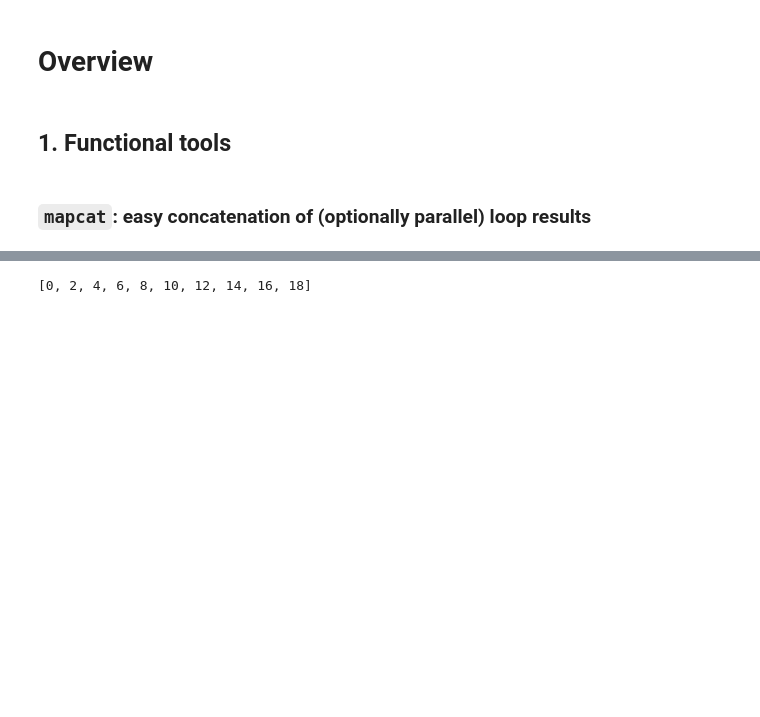
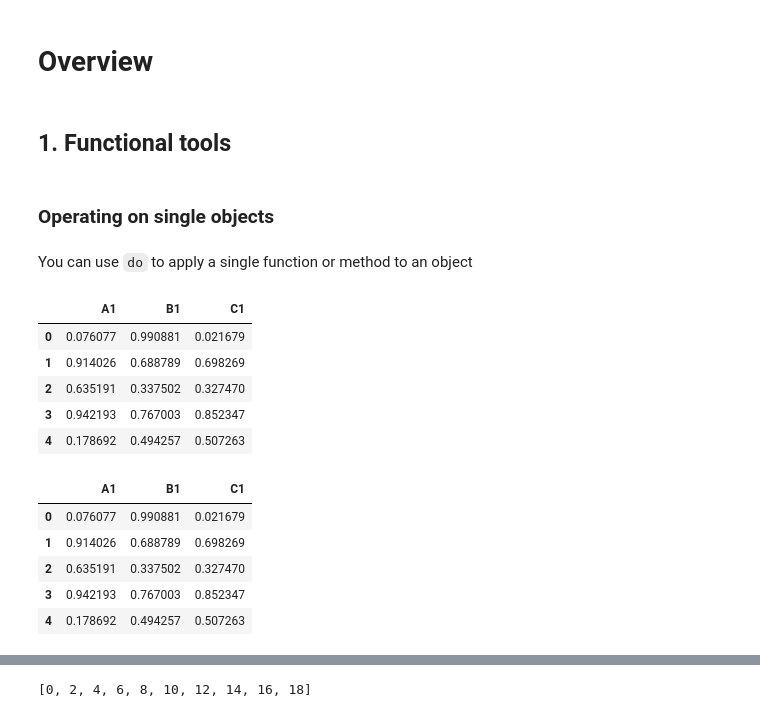
Before and after one commit to ejolly/py-utilz, a Jupyter notebook: docs/intro.ipynb, the cells around one changed output, grey strips where cells are left out. Cells and saved outputs as stored; diff of their text form; code cells hidden in the pictures; blank space fills up the shorter version.

```diff
--- a/docs/intro.ipynb
+++ b/docs/intro.ipynb
@@ -2,5 +2,5 @@
 # Overview
 # %% [markdown]
 ## 1. Functional tools
-# %% [markdown]
-### `mapcat`: easy concatenation of (optionally parallel) loop results
+# %% [markdown]
+### Operating on single objects
@@ -6,0 +9,20 @@
+# %% [markdown]
+You can use `do` to apply a single function or method to an object
+# %%
+df = randdf()
+
+do(lambda df: df.head(), df)
+do('head', df) # sytactic sugar
+# %% [output]
+|  | A1 | B1 | C1 |
+| 0 | 0.076077 | 0.990881 | 0.021679 |
+| 1 | 0.914026 | 0.688789 | 0.698269 |
+| 2 | 0.635191 | 0.337502 | 0.327470 |
+| 3 | 0.942193 | 0.767003 | 0.852347 |
+| 4 | 0.178692 | 0.494257 | 0.507263 |
+|  | A1 | B1 | C1 |
+| 0 | 0.076077 | 0.990881 | 0.021679 |
+| 1 | 0.914026 | 0.688789 | 0.698269 |
+| 2 | 0.635191 | 0.337502 | 0.327470 |
+| 3 | 0.942193 | 0.767003 | 0.852347 |
+| 4 | 0.178692 | 0.494257 | 0.507263 |
```
Also changed, not shown: parts of 24 cells of this notebook, 15 other files.
